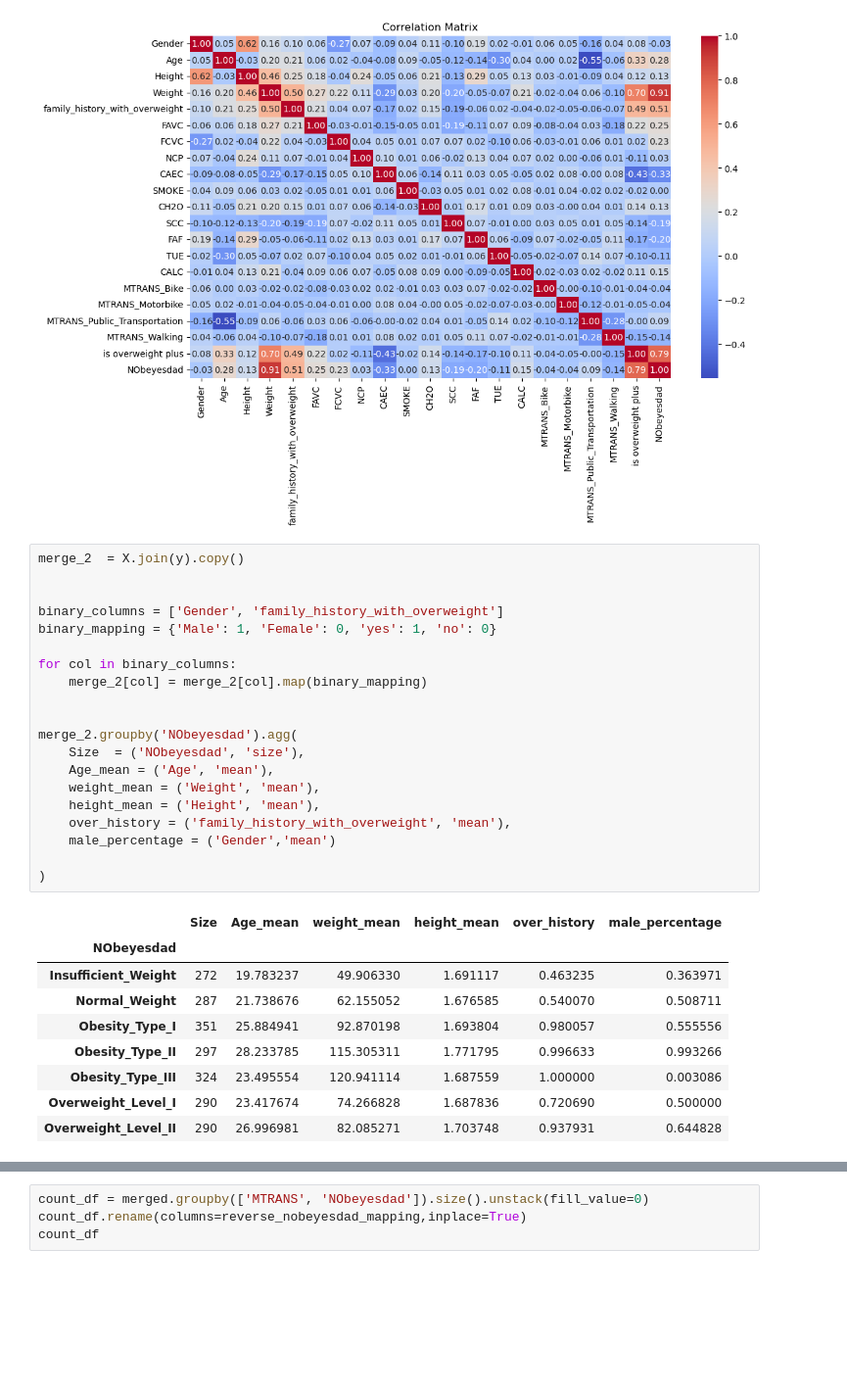
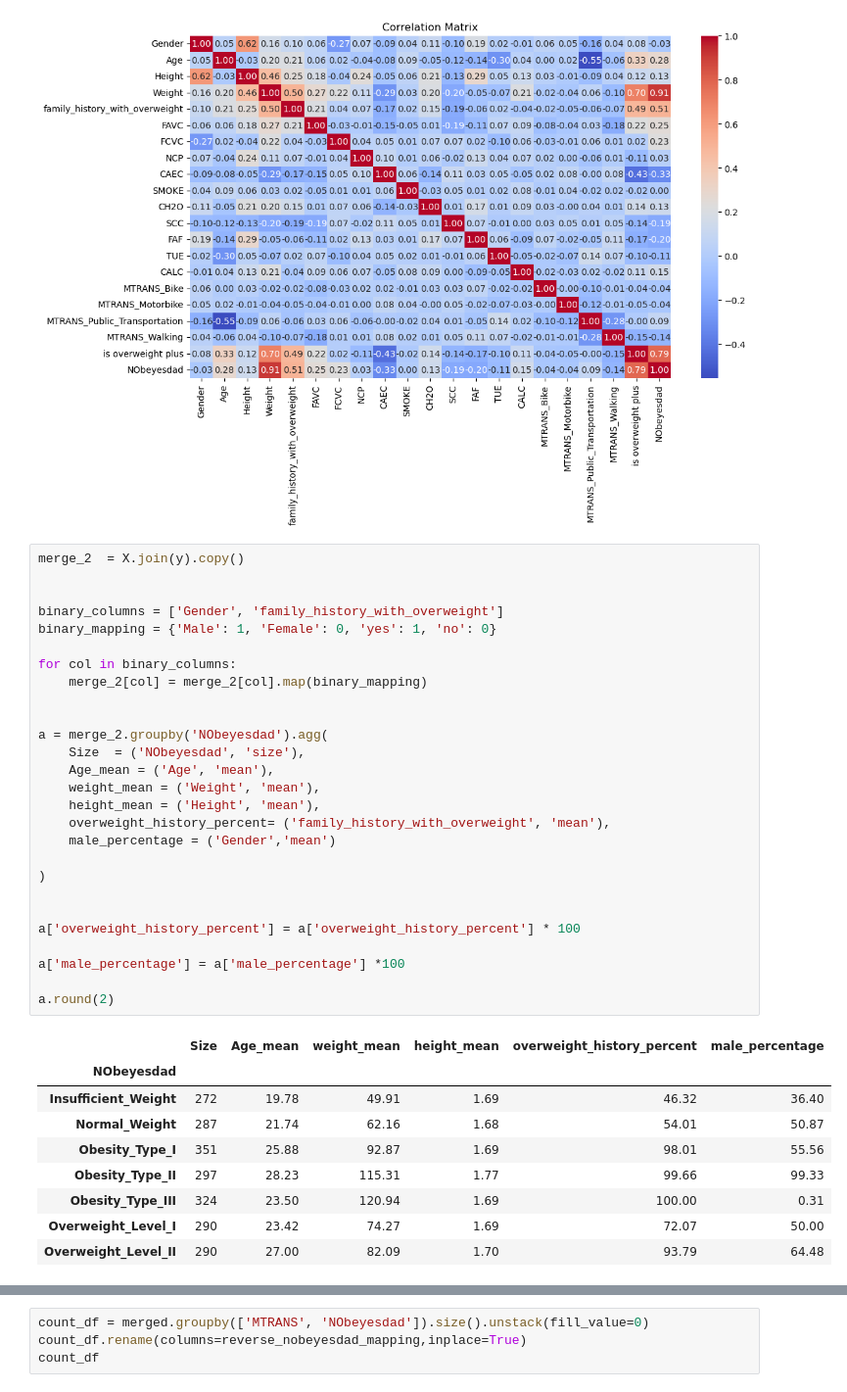
Before and after one commit to ktpanda2025/STA_160, a Jupyter notebook: eda.ipynb, the cells around one changed output, grey strips where cells are left out. Shown: that part at 98% size. Cells and saved outputs as stored; diff of their text form; blank space fills up the shorter version.

```diff
--- a/eda.ipynb
+++ b/eda.ipynb
@@ -135,33 +200,40 @@ plt.close()
 # %%
 merge_2  = X.join(y).copy()
 
 
 binary_columns = ['Gender', 'family_history_with_overweight']
 binary_mapping = {'Male': 1, 'Female': 0, 'yes': 1, 'no': 0}
 
 for col in binary_columns:
     merge_2[col] = merge_2[col].map(binary_mapping)
 
 
-merge_2.groupby('NObeyesdad').agg(
+a = merge_2.groupby('NObeyesdad').agg(
     Size  = ('NObeyesdad', 'size'),
     Age_mean = ('Age', 'mean'),
     weight_mean = ('Weight', 'mean'),
     height_mean = ('Height', 'mean'),
-    over_history = ('family_history_with_overweight', 'mean'),
+    overweight_history_percent= ('family_history_with_overweight', 'mean'),
     male_percentage = ('Gender','mean')
 
 )
+
+
+a['overweight_history_percent'] = a['overweight_history_percent'] * 100
+
+a['male_percentage'] = a['male_percentage'] *100
+
+a.round(2)
 # %% [output]
-|  | Size | Age_mean | weight_mean | height_mean | over_history | male_percentage |
+|  | Size | Age_mean | weight_mean | height_mean | overweight_history_percent | male_percentage |
 | NObeyesdad |  |  |  |  |  |  |
-| Insufficient_Weight | 272 | 19.783237 | 49.906330 | 1.691117 | 0.463235 | 0.363971 |
-| Normal_Weight | 287 | 21.738676 | 62.155052 | 1.676585 | 0.540070 | 0.508711 |
-| Obesity_Type_I | 351 | 25.884941 | 92.870198 | 1.693804 | 0.980057 | 0.555556 |
-| Obesity_Type_II | 297 | 28.233785 | 115.305311 | 1.771795 | 0.996633 | 0.993266 |
-| Obesity_Type_III | 324 | 23.495554 | 120.941114 | 1.687559 | 1.000000 | 0.003086 |
-| Overweight_Level_I | 290 | 23.417674 | 74.266828 | 1.687836 | 0.720690 | 0.500000 |
-| Overweight_Level_II | 290 | 26.996981 | 82.085271 | 1.703748 | 0.937931 | 0.644828 |
+| Insufficient_Weight | 272 | 19.78 | 49.91 | 1.69 | 46.32 | 36.40 |
+| Normal_Weight | 287 | 21.74 | 62.16 | 1.68 | 54.01 | 50.87 |
+| Obesity_Type_I | 351 | 25.88 | 92.87 | 1.69 | 98.01 | 55.56 |
+| Obesity_Type_II | 297 | 28.23 | 115.31 | 1.77 | 99.66 | 99.33 |
+| Obesity_Type_III | 324 | 23.50 | 120.94 | 1.69 | 100.00 | 0.31 |
+| Overweight_Level_I | 290 | 23.42 | 74.27 | 1.69 | 72.07 | 50.00 |
+| Overweight_Level_II | 290 | 27.00 | 82.09 | 1.70 | 93.79 | 64.48 |
 # %%
 from sklearn.feature_selection import mutual_info_classif
 
```
Also changed, not shown: parts of 6 cells of this notebook, 3 other files.
